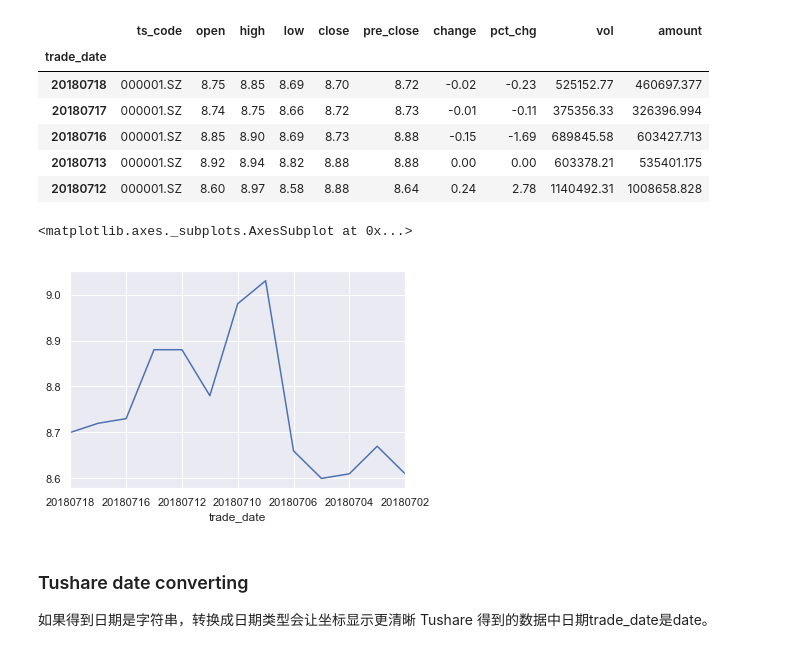
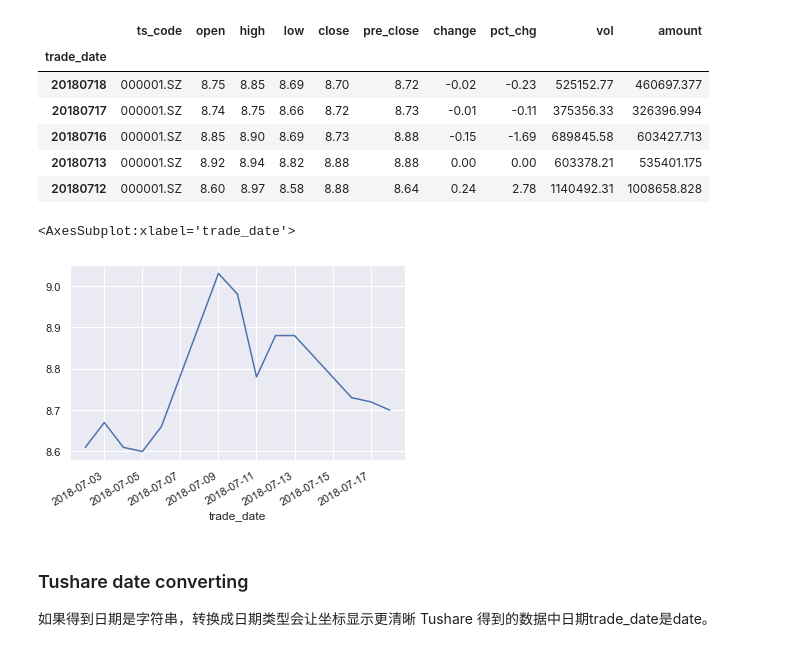
Before and after one commit to Chandlerxlnx/python, a Jupyter notebook: python_lab/Data_analysis_lab.ipynb, the cells around one changed output. Drawn from its saved outputs; the diff is of its cells as text; code cells hidden in the pictures.

```diff
--- a/python_lab/Data_analysis_lab.ipynb
+++ b/python_lab/Data_analysis_lab.ipynb
@@ -328,9 +325,12 @@ x2 = [1,2,3,4,5]
 y3 = [5,4,3,2,1]
 #plt.bar(x2,y3,color='cyan')
 # 设置图例
-plt.legend(loc='upper left')
+
+plt.legend(['line1','line2'],loc='upper left')
+
 # example of text 中文
-plt.rcParams['font.family']=['SimHei']#解决正常中文显示问题
+#plt.rcParams['font.family']=['SimHei']#解决正常中文显示问题
+plt.rcParams['font.sans-serif']=['SimHei']#解决正常中文显示问题 sans-serif
 plt.rcParams['axes.unicode_minus']=False #解决负号显示为方块的问题
 plt.title('plot 示例')
 plt.show()
@@ -358,10 +385,11 @@ df.head()
 | 20180712 | 000001.SZ | 8.60 | 8.97 | 8.58 | 8.88 | 8.64 | 0.24 | 2.78 | 1140492.31 | 1008658.828 |
 # %%
 # plot by df methods
+df.set_index('trade_date',inplace=True)
 df['close'].plot()
 # %% [output]
-<matplotlib.axes._subplots.AxesSubplot at 0x...>
+<AxesSubplot:xlabel='trade_date'>
-[figure, old version]
+[figure, new version]
 # %% [markdown]
 ### Tushare date converting
 如果得到日期是字符串，转换成日期类型会让坐标显示更清晰
```
Also changed, not shown: parts of 18 cells of this notebook.
